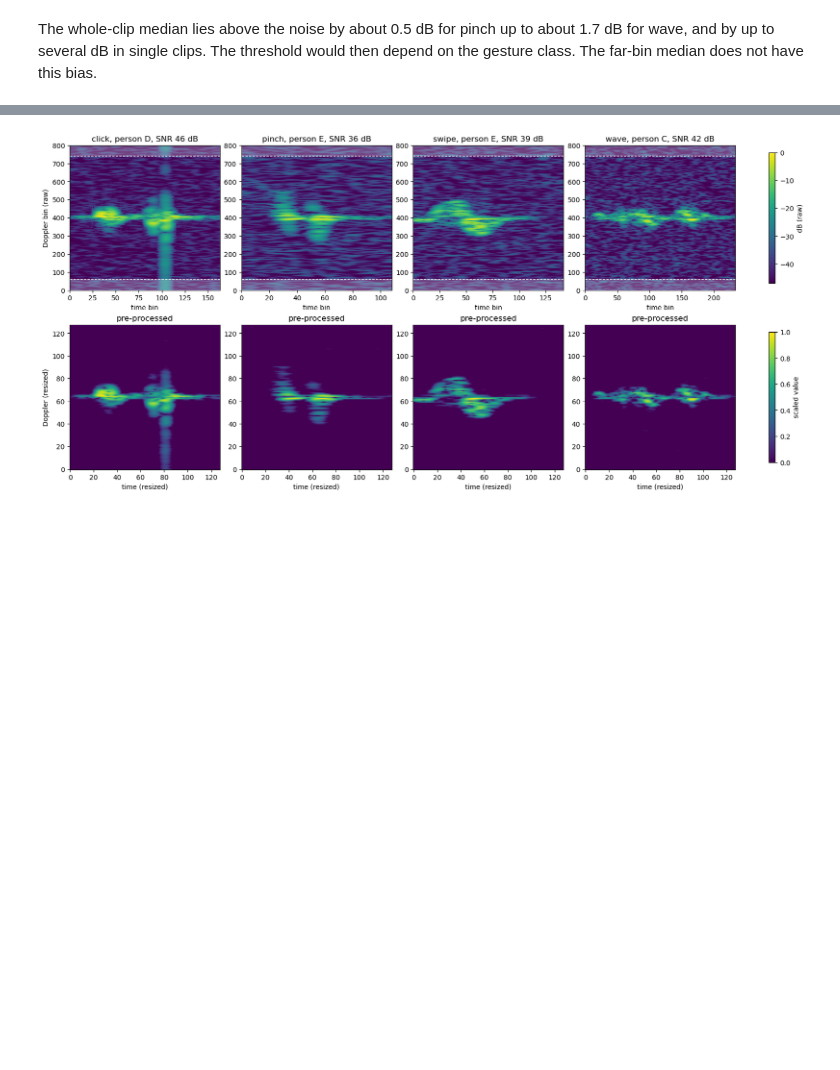
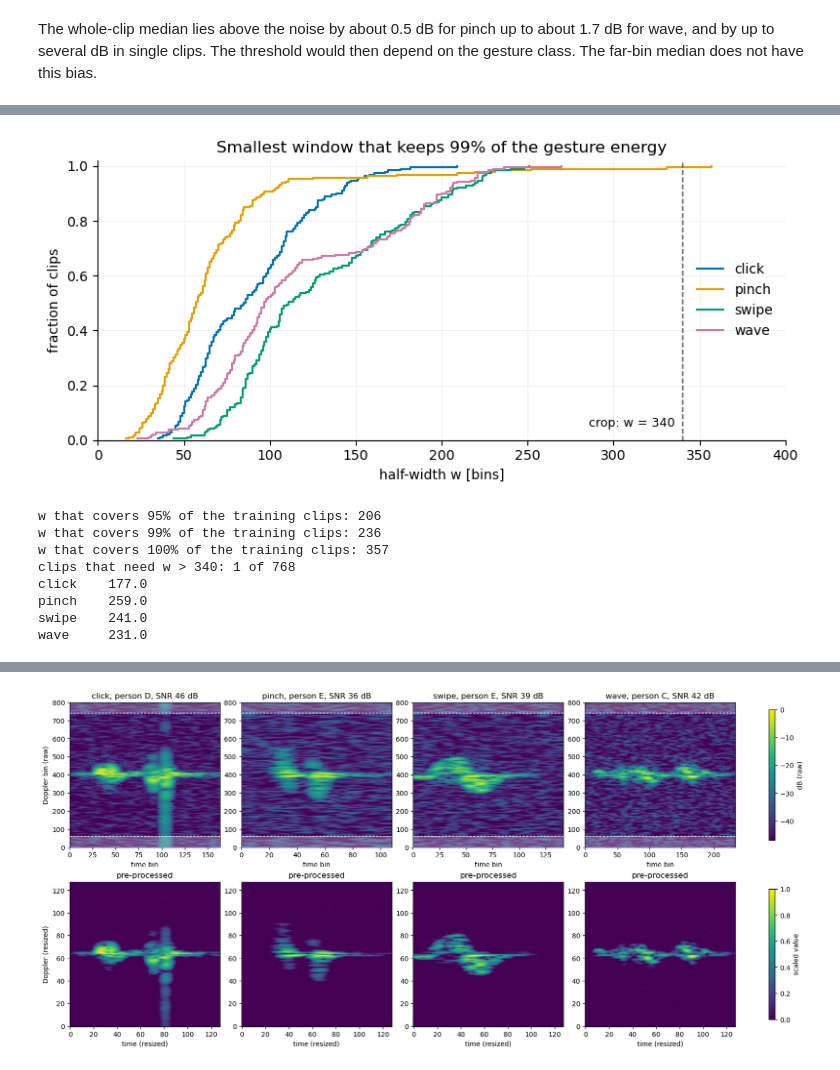
Before and after one commit to jimvanijcken/wicos, a Jupyter notebook: notebooks/2a_preprocessing_parameters.ipynb, the cells around one changed output, grey strips where cells are left out. Saved outputs shown, nothing was run; the diff lists cells and outputs as text; code cells hidden in the pictures; blank space fills up the shorter version.

```diff
--- a/notebooks/noise_parameters.ipynb
+++ b/notebooks/2a_preprocessing_parameters.ipynb
@@ -75,16 +92,16 @@ K = np.arange(0, 401)
 fig, ax = plt.subplots(1, 2, figsize=(13, 4))
 for G in GEST:
     ax[0].plot(K, (reach_all[gestures == G][:, None] >= K).mean(0), color=C_GEST[G], lw=1.5, label=G)
-ax[0].axvline(prepro.FAR_OFFSET, color="0.3", ls="--", lw=1)
+ax[0].axvline(preprocessing.FAR_OFFSET, color="0.3", ls="--", lw=1)
 ax[0].axhline(0.01, color="0.6", ls=":", lw=1)
-ax[0].text(prepro.FAR_OFFSET + 4, 0.5, f"|k| = {prepro.FAR_OFFSET}", fontsize=9)
+ax[0].text(preprocessing.FAR_OFFSET + 4, 0.5, f"|k| = {preprocessing.FAR_OFFSET}", fontsize=9)
 ax[0].set(yscale="log", ylim=(1e-3, 1.05), xlim=(0, 400), xlabel="Doppler distance from 0 Hz, K [bins]",
           ylabel="fraction of clips", title=f"Clips with gesture energy (> level + {OCC_DB} dB) at |k| ≥ K")
 ax[0].legend(frameon=False)
 
 for G in GEST:
     ax[1].plot(K, (reach[gestures == G][:, None] >= K).mean(0), color=C_GEST[G], lw=1.5, label=G)
-ax[1].axvline(prepro.FAR_OFFSET, color="0.3", ls="--", lw=1)
+ax[1].axvline(preprocessing.FAR_OFFSET, color="0.3", ls="--", lw=1)
 ax[1].axhline(0.01, color="0.6", ls=":", lw=1)
 ax[1].set(yscale="log", ylim=(1e-3, 1.05), xlim=(0, 400), xlabel="Doppler distance from 0 Hz, K [bins]",
           title="Same, broadband stripe frames left out")
@@ -96,12 +113,12 @@ print("Furthest occupied |k| per gesture, stripe frames left out:")
 for G in GEST:
     r = reach[gestures == G]
     print(f"  {G:6s} median {np.median(r):5.0f}   P99 {np.percentile(r, 99):5.0f}   max {r.max():4.0f}   "
-          f"clips reaching |k| >= {prepro.FAR_OFFSET}: {(r >= prepro.FAR_OFFSET).sum()}")
+          f"clips reaching |k| >= {preprocessing.FAR_OFFSET}: {(r >= preprocessing.FAR_OFFSET).sum()}")
 n_frames = np.array([sf.sum() for sf in stripe_frames])
 print(f"\nClips with broadband stripe frames: {stripe.sum()} of {len(specs)} "
       f"(at most {n_frames.max()} frames per clip, {100*np.max(n_frames / [s.shape[1] for s in specs]):.0f}% of a clip)")
 print(pd.crosstab(meta.gesture[stripe], meta.person[stripe]).to_string())
-far = dist >= prepro.FAR_OFFSET
+far = dist >= preprocessing.FAR_OFFSET
 hit = np.array([(s[far] > l + OCC_DB).mean() for s, l in zip(specs, lvl_prov)])
 print(f"Share of far-bin pixels with gesture energy per clip: median {100*np.median(hit):.2f}%, "
       f"max {100*hit.max():.1f}% (all frames, stripes included)")
@@ -135,7 +152,7 @@ less than half the pixels are contaminated.
 ## 2. Is the result sensitive to the exact far range, and is the noise flat there?
 # %%
 offsets = np.arange(250, 391, 10)
-lvl_ref = np.array([prepro.noise_level(s) for s in specs])     # level with FAR_OFFSET = 340
+lvl_ref = np.array([preprocessing.noise_level(s) for s in specs])     # level with FAR_OFFSET = 340
 rows = []
 for off in offsets:
     l = np.array([np.median(s[dist >= off]) for s in specs])
@@ -146,7 +163,7 @@ sens = pd.DataFrame(rows, columns=["offset", "median", "P5", "P95"])
 fig, ax = plt.subplots(1, 2, figsize=(13, 4))
 ax[0].fill_between(sens.offset, sens.P5, sens.P95, color="#0072B2", alpha=0.25, lw=0, label="P5–P95 over clips")
 ax[0].plot(sens.offset, sens["median"], color="#0072B2", lw=1.5, marker="o", ms=4, label="median")
-ax[0].axvline(prepro.FAR_OFFSET, color="0.3", ls="--", lw=1)
+ax[0].axvline(preprocessing.FAR_OFFSET, color="0.3", ls="--", lw=1)
 ax[0].set(xlabel="far-bin offset [bins]", ylabel="level − level(340) [dB]", title="Noise level vs choice of far range")
 ax[0].legend(frameon=False)
 
@@ -157,7 +174,7 @@ q25, q50, q75 = np.percentile(prof, [25, 50, 75], axis=0)
 ax[1].fill_between(k_axis, q25, q75, color="#0072B2", alpha=0.25, lw=0, label="IQR over clips")
 ax[1].plot(k_axis, q50, color="#0072B2", lw=1.2, label="median over clips")
 for sgn in (-1, 1):
-    ax[1].axvspan(sgn * prepro.FAR_OFFSET, sgn * ZD, color="0.85", lw=0)
+    ax[1].axvspan(sgn * preprocessing.FAR_OFFSET, sgn * ZD, color="0.85", lw=0)
 ax[1].set(xlim=(-ZD, ZD), ylim=(-5, 25), xlabel="Doppler bin offset from 0 Hz",
           ylabel="per-bin median − clip level [dB]", title="Per-bin level across Doppler (grey: far bins)")
 ax[1].legend(frameon=False)
@@ -165,7 +182,7 @@ for a in ax: style(a)
 plt.tight_layout(); plt.show()
 
 print(sens.round(2).to_string(index=False))
-lo_hi = np.array([np.median(s[:ZD - prepro.FAR_OFFSET]) - np.median(s[ZD + prepro.FAR_OFFSET:]) for s in specs])
+lo_hi = np.array([np.median(s[:ZD - preprocessing.FAR_OFFSET]) - np.median(s[ZD + preprocessing.FAR_OFFSET:]) for s in specs])
 print(f"\nnegative − positive far side: median {np.median(lo_hi):+.2f} dB, P5..P95 "
       f"{np.percentile(lo_hi, 5):+.2f} .. {np.percentile(lo_hi, 95):+.2f} dB")
 # %% [output]
@@ -305,0 +331,39 @@ single clips. The threshold would then depend on the gesture class. The far-bin
+# %%
+ENERGY_KEPT = 0.99
+half_widths = np.arange(ZD + 1)
+
+def smallest_half_width(s, kept=ENERGY_KEPT):
+    """Smallest w such that [400 - w, 400 + w) keeps `kept` of the clip's gesture energy."""
+    x_clean, thr = preprocessing.remove_noise(s)
+    energy = (10 ** (x_clean / 10) - 10 ** (thr / 10)).sum(axis=1)      # gesture energy per Doppler bin
+    cum = np.r_[0, np.cumsum(energy / energy.sum())]
+    retained = cum[ZD + half_widths] - cum[ZD - half_widths]
+    return int(np.argmax(retained >= kept))
+
+w_kept = np.array([smallest_half_width(s) for s in specs])
+
+fig, ax = plt.subplots(figsize=(8, 3.8))
+for G in GEST:
+    w = np.sort(w_kept[gestures == G])
+    ax.step(w, np.arange(1, len(w) + 1) / len(w), where="post", color=C_GEST[G], lw=1.5, label=G)
+ax.axvline(preprocessing.FAR_OFFSET, color="0.3", ls="--", lw=1)
+ax.text(preprocessing.FAR_OFFSET - 4, 0.05, f"crop: w = {preprocessing.FAR_OFFSET}", fontsize=9, ha="right")
+ax.set(xlim=(0, ZD), ylim=(0, 1.02), xlabel="half-width w [bins]", ylabel="fraction of clips",
+       title=f"Smallest window that keeps {ENERGY_KEPT:.0%} of the gesture energy")
+ax.legend(frameon=False, loc="center right")
+style(ax); plt.tight_layout(); plt.savefig(FIG_DIR / "crop_energy.pdf", bbox_inches="tight"); plt.show()
+
+for q in [0.95, 0.99, 1.0]:
+    print(f"w that covers {q:.0%} of the training clips: {np.quantile(w_kept, q, method='higher')}")
+print(f"clips that need w > {preprocessing.FAR_OFFSET}: {(w_kept > preprocessing.FAR_OFFSET).sum()} of {len(w_kept)}")
+print(pd.Series(w_kept).groupby(gestures).quantile(0.99).round(0).to_string())
+# %% [output]
+[figure, added]
+w that covers 95% of the training clips: 206
+w that covers 99% of the training clips: 236
+w that covers 100% of the training clips: 357
+clips that need w > 340: 1 of 768
+click    177.0
+pinch    259.0
+swipe    241.0
+wave     231.0
```
Also changed, not shown: parts of 13 cells of this notebook, 24 other files.
